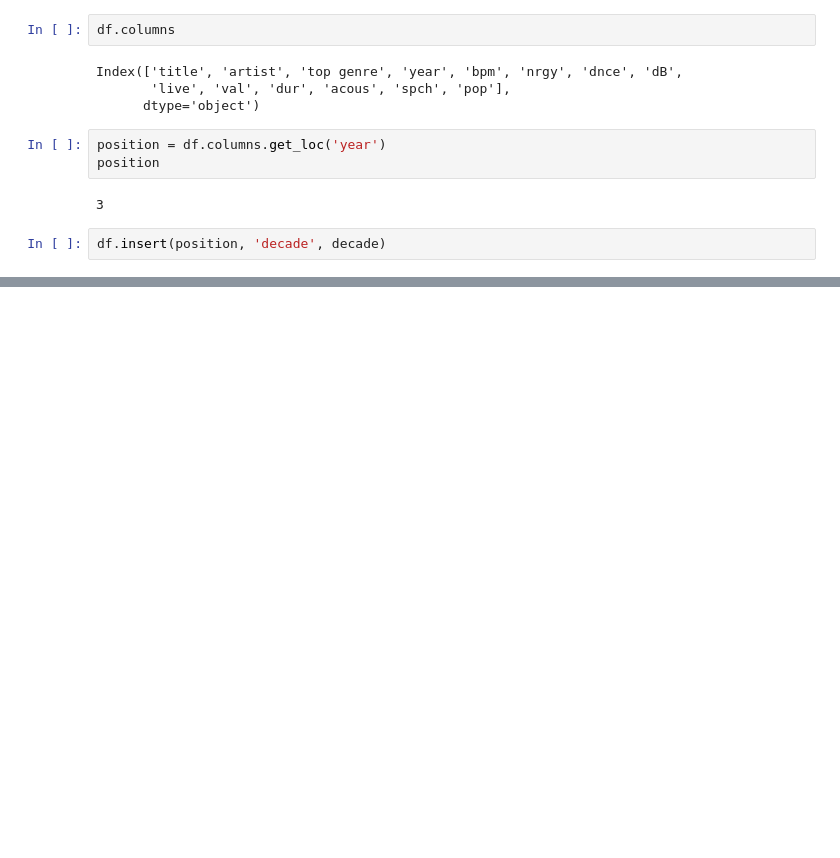
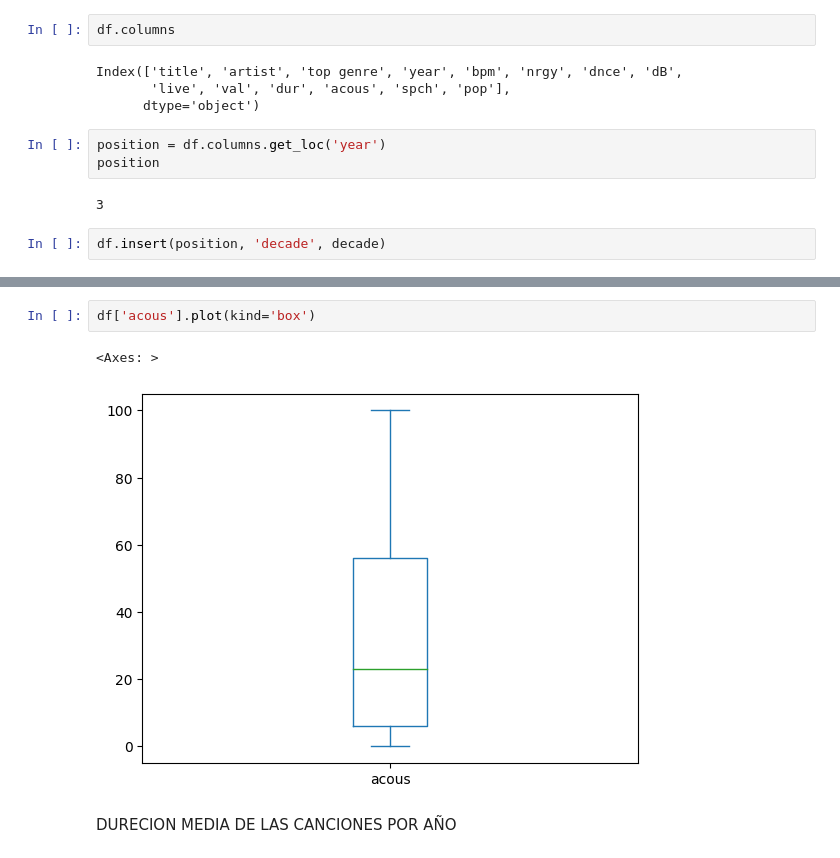
Before and after one commit to MiguelAngel3378/CURSO_ANALISIS_BD2, a Jupyter notebook: m4_pandas/operaciones/spotify.ipynb, the cells around one changed output, grey strips where cells are left out. Saved outputs shown, nothing was run; the diff lists cells and outputs as text; blank space fills up the shorter version.

```diff
--- a/m4_pandas/operaciones/spotify.ipynb
+++ b/m4_pandas/operaciones/spotify.ipynb
@@ -415,0 +432,7 @@ df.head()
+# %%
+df['acous'].plot(kind='box')
+# %% [output]
+<Axes: >
+[figure, added]
+# %% [markdown]
+DURECION MEDIA DE LAS CANCIONES POR AÑO
```
Also changed, not shown: parts of 13 cells of this notebook, 1 other file.
